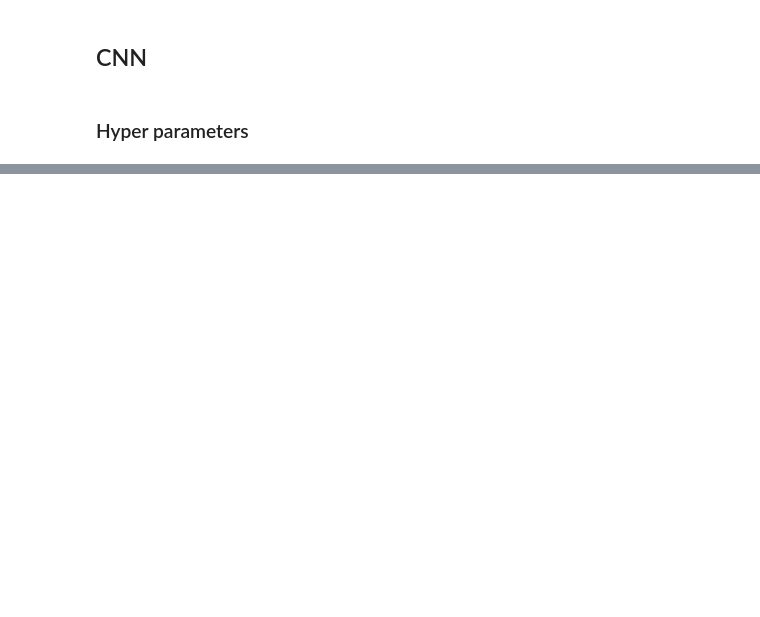
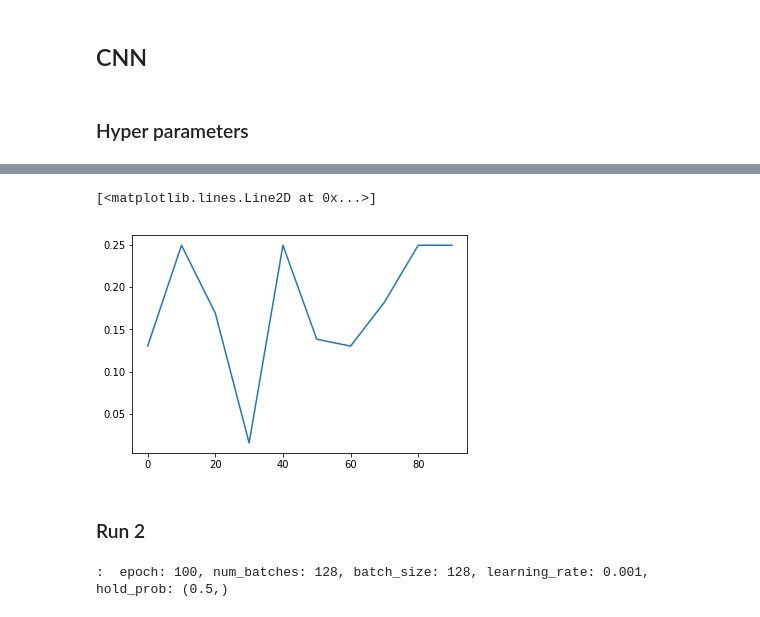
Before and after one commit to ashwanikumar04/udacity-mlnd-capstone, a Jupyter notebook: facial-expression-v2.ipynb, the cells around one changed output, grey strips where cells are left out. Drawn from its saved outputs; the diff is of its cells as text; code cells hidden in the pictures; blank space fills up the shorter version.

```diff
--- a/facial-expression-v2.ipynb
+++ b/facial-expression-v2.ipynb
@@ -131,6 +149,11 @@ plt.plot(epochs,list(accuracyMap.values()))
 # %%
-params = HyperParameter(num_batches=644, batch_size=32,
-                        epoch=1000, learning_rate=.5,hold_prob=0.5,epoch_to_report=10)
+params = HyperParameter(
+    num_batches=64,
+    batch_size=32,
+    epoch=100,
+    learning_rate=.5,
+    hold_prob=1.0,
+    epoch_to_report=10)
 
 log(params)
 # %% [output]
@@ -139,7 +162,11 @@ log(params)
 from cnn import CNN
 model = CNN(params=params, labels=labels, image_size=image_size)
 
-
-model.run(train_X=train_X, train_y=train_y, test_X=test_X,
-          test_y=test_y, validate_X=validate_X, validate_y=validate_y)
+accuracyMap = model.run(
+    train_X=train_X,
+    train_y=train_y,
+    test_X=test_X,
+    test_y=test_y,
+    validate_X=validate_X,
+    validate_y=validate_y)
 # %% [output]
@@ -146,0 +190,20 @@ KeyboardInterrupt:
+# %%
+epochs = [int(p) for p in accuracyMap.keys()]
+plt.plot(epochs, list(accuracyMap.values()))
+# %% [output]
+[<matplotlib.lines.Line2D at 0x...>]
+[figure, added]
+# %% [markdown]
+### Run 2
+# %%
+params = HyperParameter(
+    num_batches=128,
+    batch_size=128,
+    epoch=100,
+    learning_rate=.001,
+    hold_prob=.5,
+    epoch_to_report=10)
+
+log(params)
+# %% [output]
+:  epoch: 100, num_batches: 128, batch_size: 128, learning_rate: 0.001, hold_prob: (0.5,)
```
Also changed, not shown: parts of 11 cells of this notebook, 2 other files.
